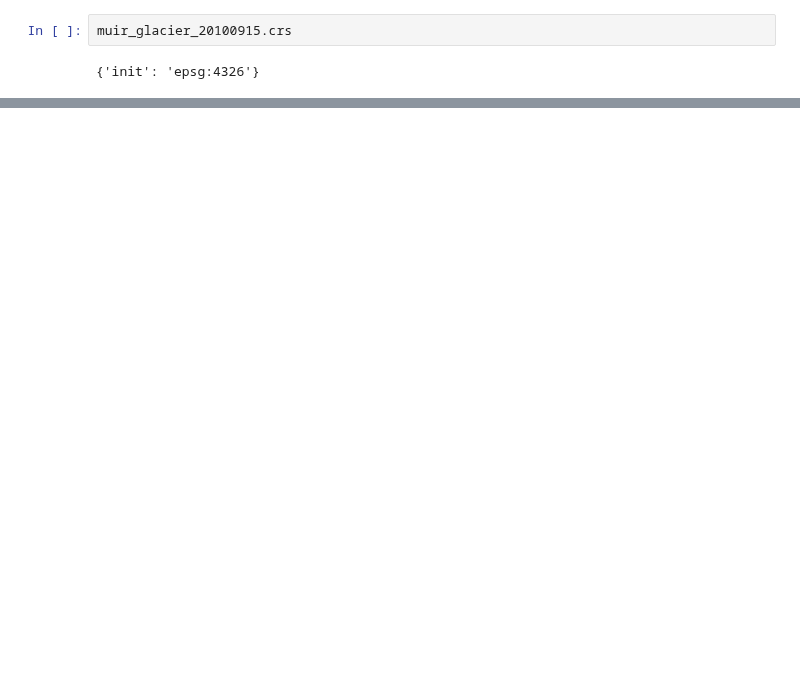
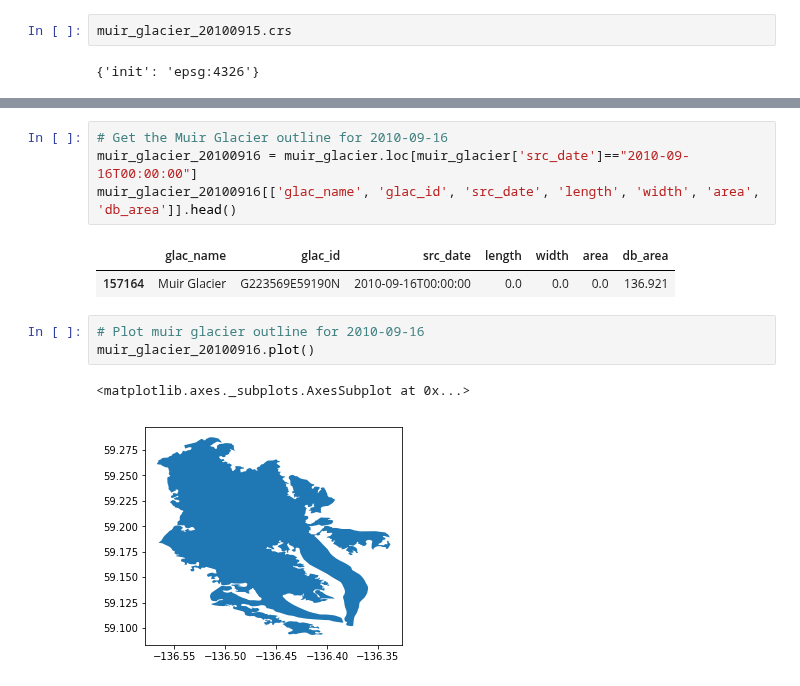
Before and after one commit to windnage/wgms-glacier-project, a Jupyter notebook: notebooks/explore-glims.ipynb, the cells around one changed output, grey strips where cells are left out. Cells and saved outputs as stored; diff of their text form; blank space fills up the shorter version.

```diff
--- a/notebooks/explore-glims.ipynb
+++ b/notebooks/explore-glims.ipynb
@@ -199,0 +212,13 @@ Name: proc_desc, dtype: object
+# %%
+# Get the Muir Glacier outline for 2010-09-16
+muir_glacier_20100916 = muir_glacier.loc[muir_glacier['src_date']=="2010-09-16T00:00:00"]
+muir_glacier_20100916[['glac_name', 'glac_id', 'src_date', 'length', 'width', 'area', 'db_area']].head()
+# %% [output]
+|  | glac_name | glac_id | src_date | length | width | area | db_area |
+| 157164 | Muir Glacier | G223569E59190N | 2010-09-16T00:00:00 | 0.0 | 0.0 | 0.0 | 136.921 |
+# %%
+# Plot muir glacier outline for 2010-09-16
+muir_glacier_20100916.plot()
+# %% [output]
+<matplotlib.axes._subplots.AxesSubplot at 0x...>
+[figure, added]
```
Also changed, not shown: parts of 24 cells of this notebook, 5 other files.
